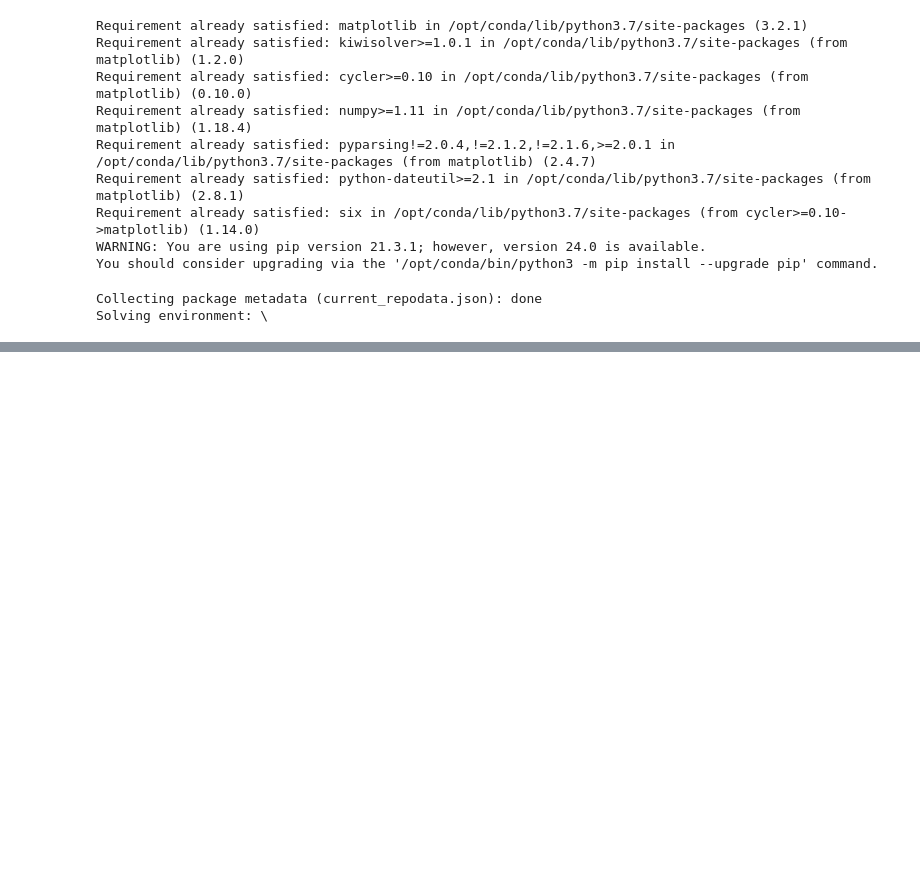
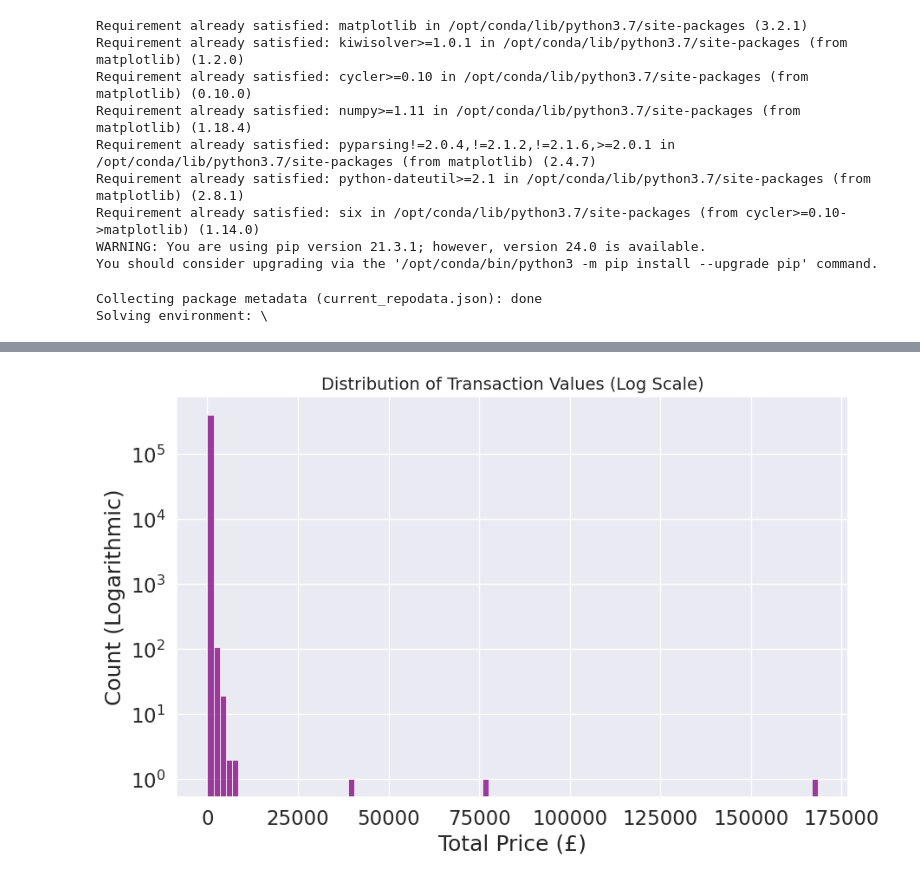
Before and after one commit to dipanburja/Data-analysis-on-retail-data-with-Python, a Jupyter notebook: online_retail.ipynb, the cells around one changed output, grey strips where cells are left out. Cells and saved outputs as stored; diff of their text form; code cells hidden in the pictures; blank space fills up the shorter version.

```diff
--- a/online_retail.ipynb
+++ b/online_retail.ipynb
@@ -134,0 +379,13 @@ cs_df = pd.read_excel(io=r'../download/Online Retail.xlsx')
+# %%
+import numpy as np
+
+# Plotting TotalPrice with a Log Scale to handle the 451 Skewness
+plt.figure(figsize=(10, 6))
+sns.histplot(df_clean['TotalPrice'], bins=100, kde=False, color='purple')
+plt.yscale('log') # This is the magic line
+plt.title('Distribution of Transaction Values (Log Scale)', fontsize=14)
+plt.xlabel('Total Price (£)')
+plt.ylabel('Count (Logarithmic)')
+plt.show()
+# %% [output]
+[figure, added]
```
Also changed, not shown: parts of 22 cells of this notebook, 1 other file.
